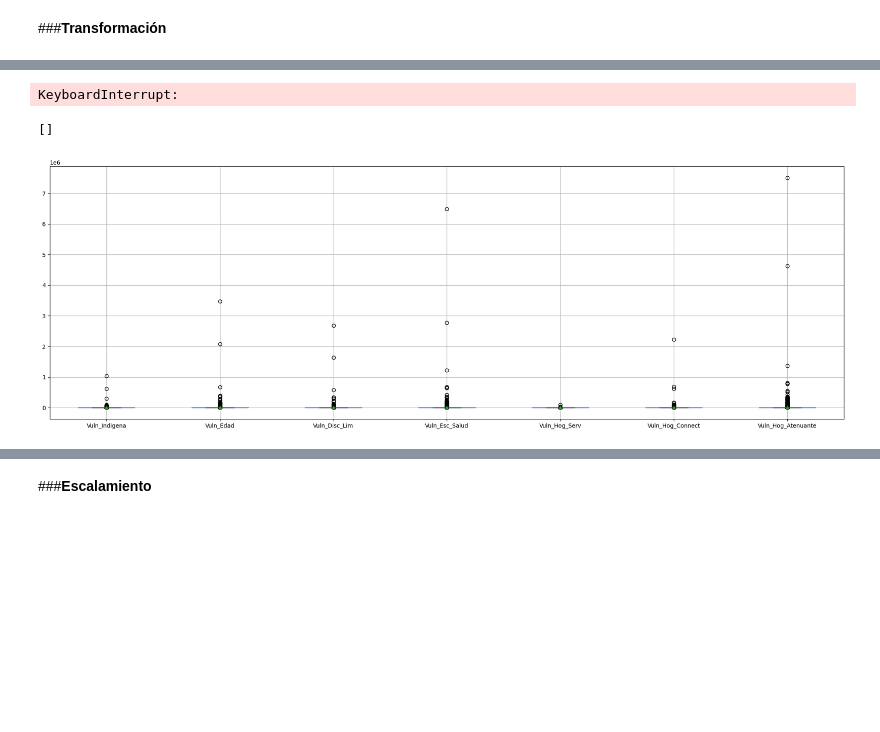
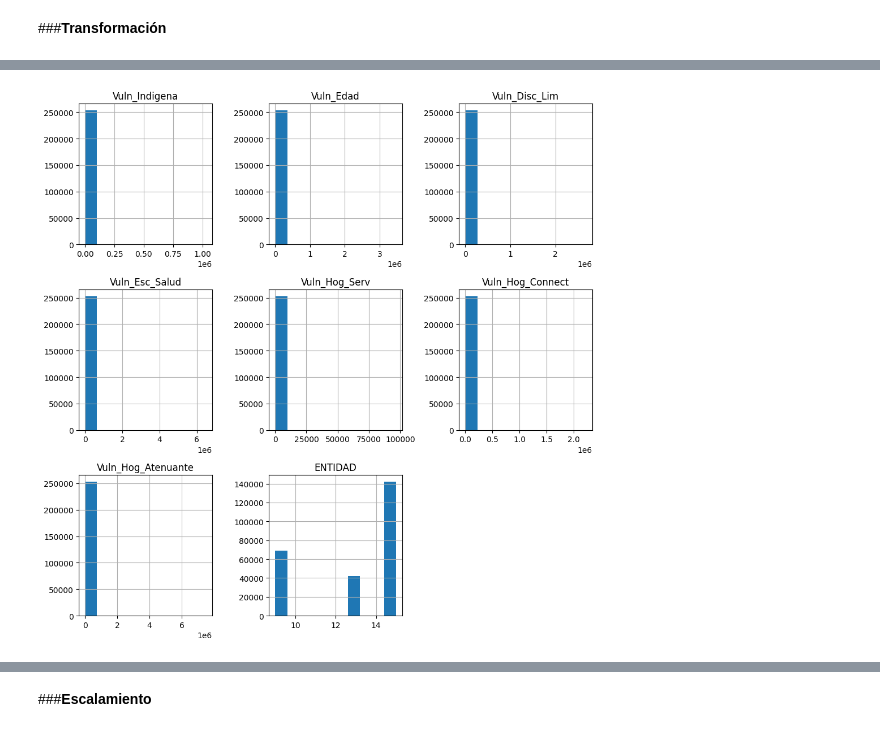
Before and after one commit to LH-1169213/IslasDeCalor, a Jupyter notebook: EDA_SCITEL_INEGI_Avance_2.ipynb, the cells around one changed output, grey strips where cells are left out. Cells and saved outputs as stored; diff of their text form; code cells hidden in the pictures; blank space fills up the shorter version.

```diff
--- a/EDA_SCITEL_INEGI_Avance_2.ipynb
+++ b/EDA_SCITEL_INEGI_Avance_2.ipynb
@@ -1320,21 +1358,14 @@ df_cat_vuln[['Vuln_Indigena', 'Vuln_Edad', 'Vuln_Disc_Lim', 'Vuln_Esc_Salud', 'V
 # %%
-fig = plt.figure(figsize=(25, 30))
+fig = plt.figure(figsize=(10, 10))
 ax = fig.gca()
-df_cat_vuln.hist(ax=ax)
+df_cat_vuln[['Vuln_Indigena', 'Vuln_Edad', 'Vuln_Disc_Lim', 'Vuln_Esc_Salud', 'Vuln_Hog_Serv', 'Vuln_Hog_Connect', 'Vuln_Hog_Atenuante', 'ENTIDAD']].hist(ax=ax)
 
 for axis in ax.get_children():
     if isinstance(axis, plt.Axes):
         axis.set_xticks(range(len(df_cat_vuln['ENTIDAD'])))
         axis.set_xticklabels(df_cat_vuln['ENTIDAD'], rotation=45)
 
 plt.tight_layout()
 plt.show()
 # %% [output]
-KeyboardInterrupt:
+[figure, added]
-# %%
-list_caract_vuln = ['Vuln_Indigena', 'Vuln_Edad', 'Vuln_Disc_Lim', 'Vuln_Esc_Salud', 'Vuln_Hog_Serv', 'Vuln_Hog_Connect', 'Vuln_Hog_Atenuante']
-boxplot = df_cat_vuln.boxplot(figsize=(25,8), column=list_caract_vuln, labels=list_caract_vuln, showmeans = True)
-boxplot.plot()
-# %% [output]
-[]
-[figure, removed]
```
Also changed, not shown: parts of 4 cells of this notebook.
